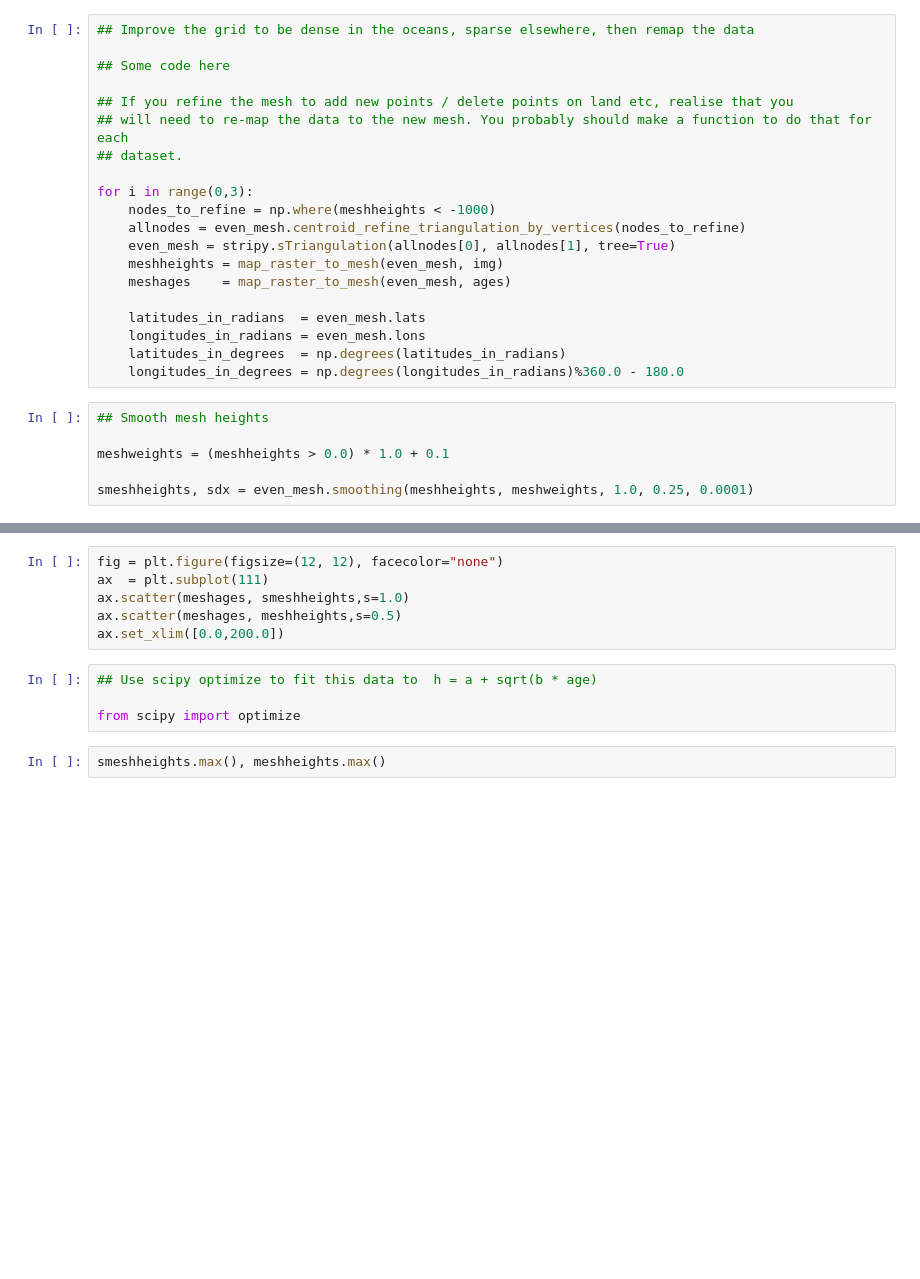
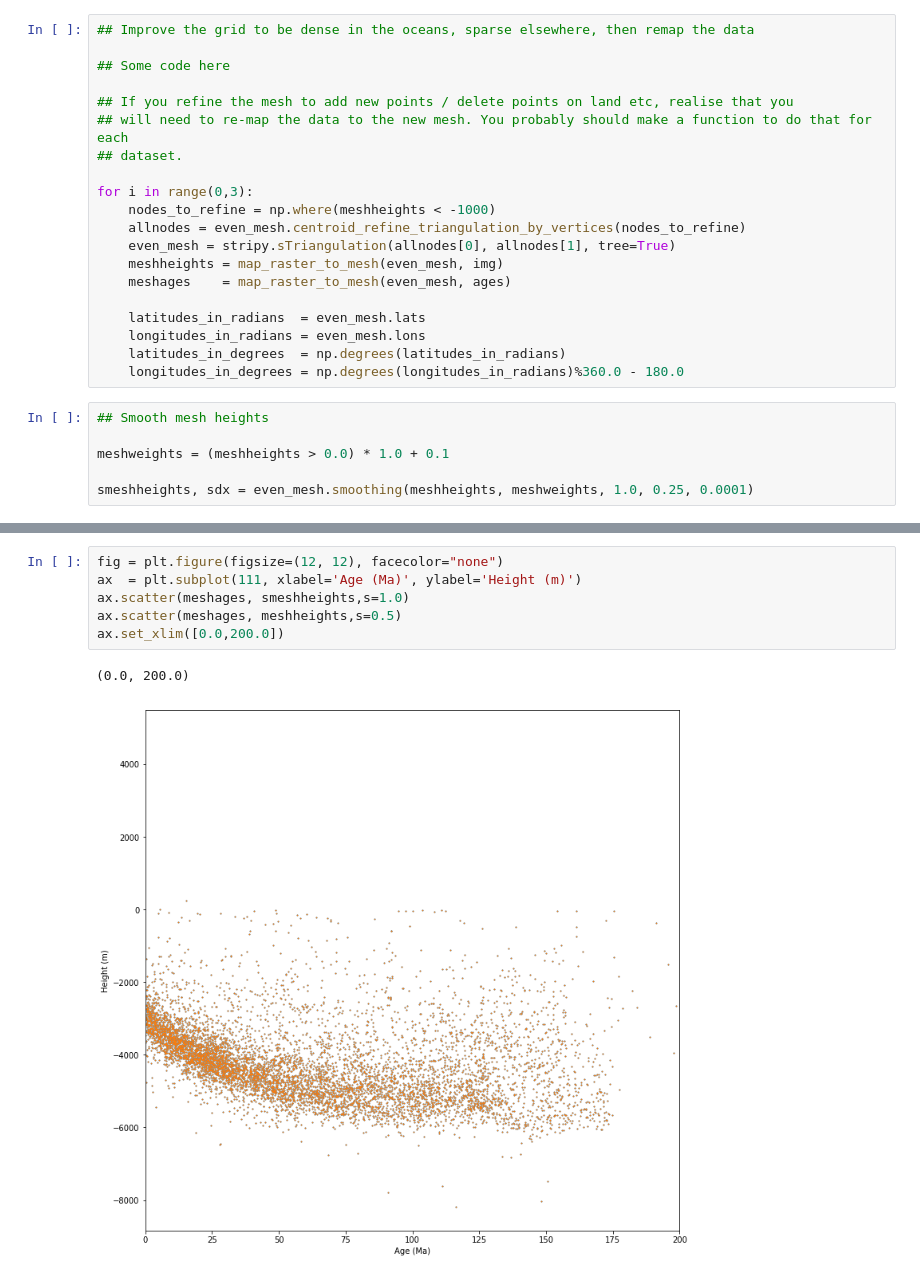
Before and after one commit to underworldcode/stripy, a Jupyter notebook: litho1pt0-src/litho1pt0/Notebooks/litho1pt0/WorkEx2-OceanDepthAge.ipynb, the cells around one changed output, grey strips where cells are left out. Saved outputs shown, nothing was run; the diff lists cells and outputs as text; blank space fills up the shorter version.

```diff
--- a/litho1pt0-src/litho1pt0/Notebooks/litho1pt0/WorkEx2-OceanDepthAge.ipynb
+++ b/litho1pt0-src/litho1pt0/Notebooks/litho1pt0/WorkEx2-OceanDepthAge.ipynb
@@ -157,12 +165,9 @@ lv.control.show()
 # %%
 fig = plt.figure(figsize=(12, 12), facecolor="none")
-ax  = plt.subplot(111)
+ax  = plt.subplot(111, xlabel='Age (Ma)', ylabel='Height (m)')
 ax.scatter(meshages, smeshheights,s=1.0)
 ax.scatter(meshages, meshheights,s=0.5)
 ax.set_xlim([0.0,200.0])
+# %% [output]
+(0.0, 200.0)
+[figure, added]
-# %%
-## Use scipy optimize to fit this data to  h = a + sqrt(b * age)
-
-from scipy import optimize
-# %%
-smeshheights.max(), meshheights.max()
```
Also changed, not shown: parts of 6 cells of this notebook, 4 other files.
